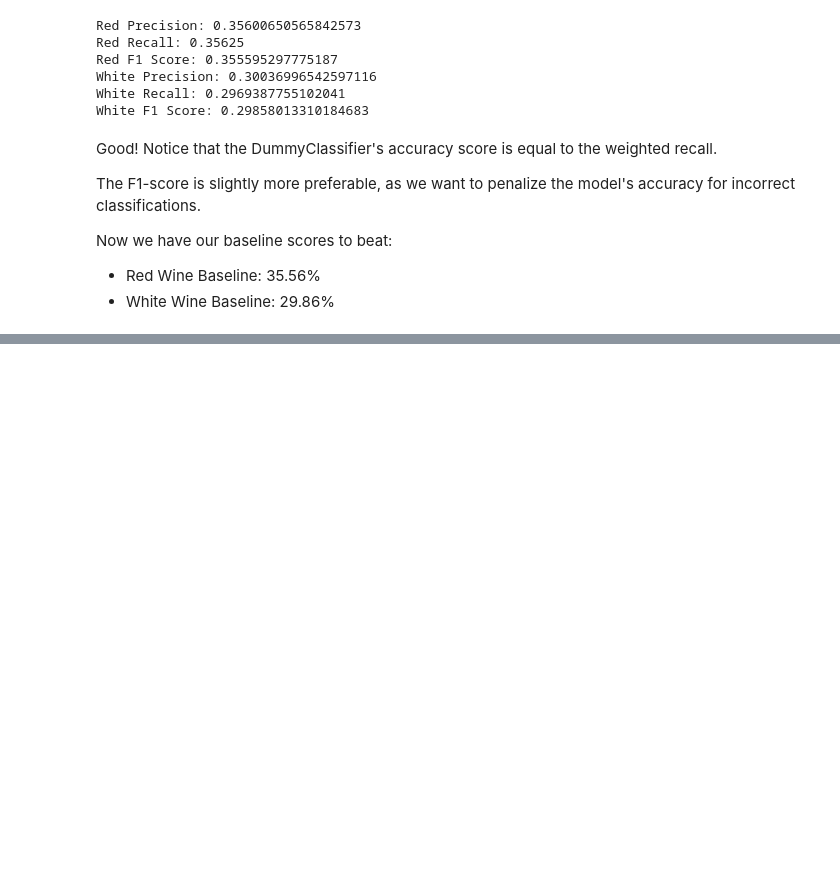
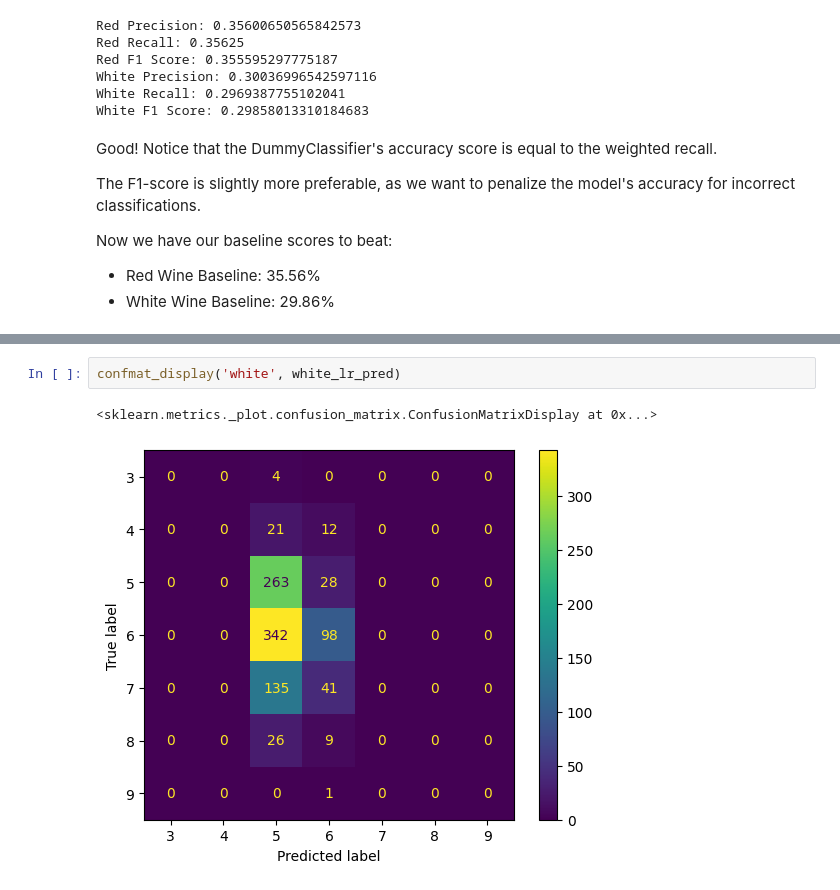
Before and after one commit to zdravoj/data-science-foundations, a Jupyter notebook: UCI_wine_quality.ipynb, the cells around one changed output, grey strips where cells are left out. Saved outputs shown, nothing was run; the diff lists cells and outputs as text; blank space fills up the shorter version.

```diff
--- a/UCI_wine_quality.ipynb
+++ b/UCI_wine_quality.ipynb
@@ -1150,0 +1211,5 @@ These are a few of the models I'd like to try:
+# %%
+confmat_display('white', white_lr_pred)
+# %% [output]
+<sklearn.metrics._plot.confusion_matrix.ConfusionMatrixDisplay at 0x...>
+[figure, added]
```
Also changed, not shown: parts of 8 cells of this notebook.
